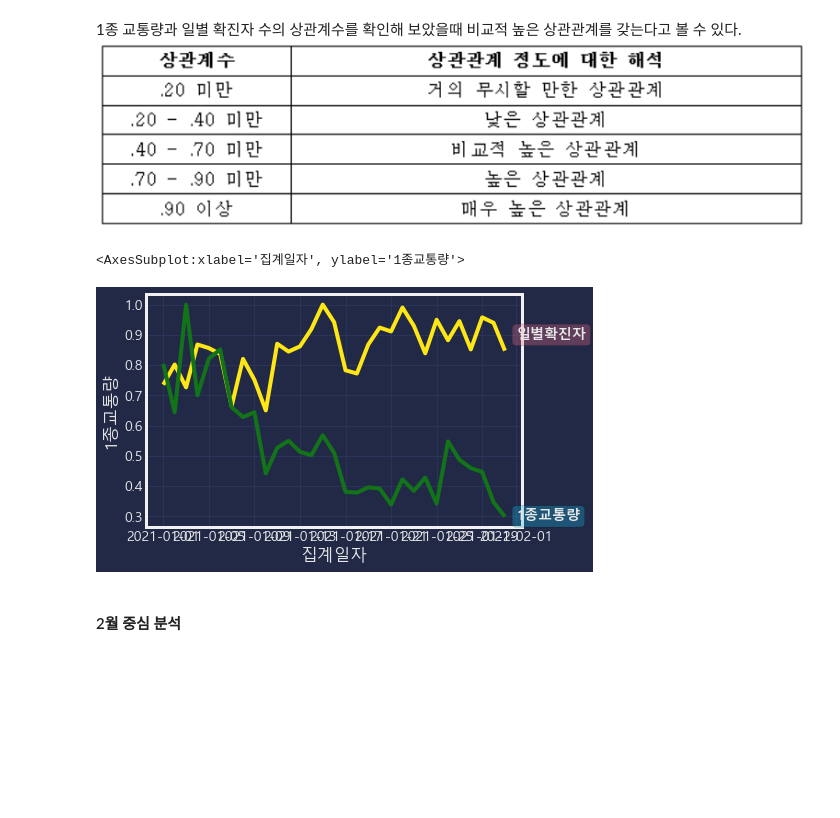
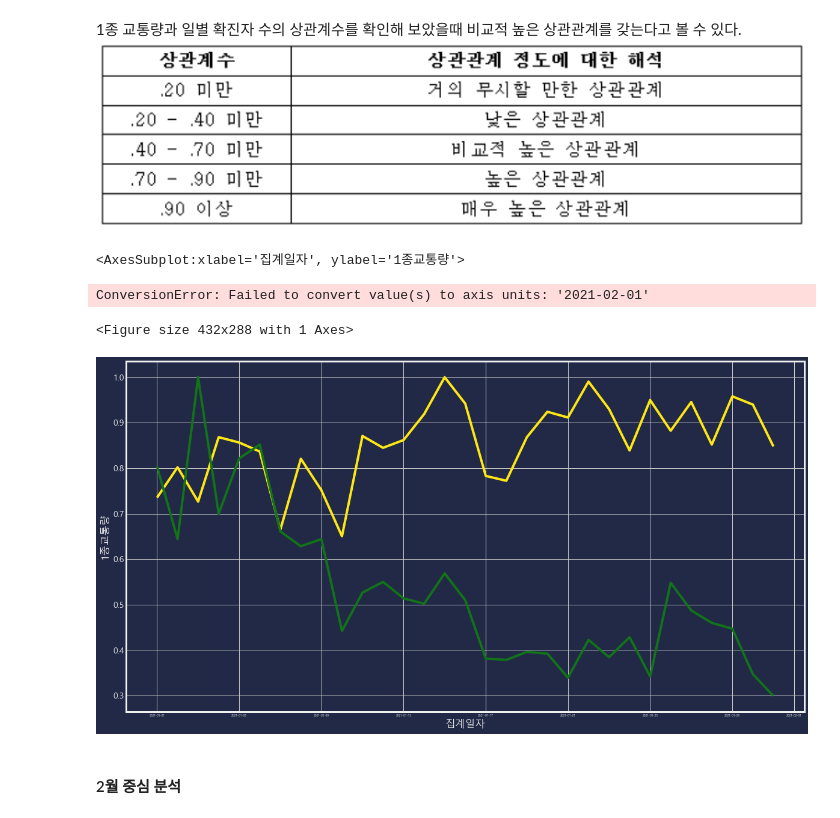
Before and after one commit to WooShangHyeon/damentor_3, a Jupyter notebook: FINAL_SAMHYUNTECH-시각화2.ipynb, the cells around one changed output. Saved outputs shown, nothing was run; the diff lists cells and outputs as text; code cells hidden in the pictures; blank space fills up the shorter version.

```diff
--- a/FINAL_SAMHYUNTECH-시각화2.ipynb
+++ b/FINAL_SAMHYUNTECH-시각화2.ipynb
@@ -678,20 +716,23 @@ plt.show()
 # %%
 #2021 1종 교통량(대부분의 자가용)
 #주황색이 교통량, 파란색이 코로나
 ax2=plt.gca()
 plt.rc('xtick', labelsize=5)  # x축 눈금 폰트 크기
 ax2.text('2021-02-01', 0.9, s='일별확진자', fontweight='bold',
          va='center', ha='left',
          bbox=dict(boxstyle='round,pad=0.3', fc='#F36E8E', ec='black', alpha=0.3))
 ax2.grid(color=ColorGrid)
 ax2.text('2021-02-01',0.3, s='1종교통량', fontweight='bold',
          va='center', ha='left',
          bbox=dict(boxstyle='round,pad=0.3', fc='#1ABDE9', ec='black', alpha=0.3))
+plt.subplots(figsize=(18,10))
 sns.lineplot(data=jan_covid_traffic, x='집계일자', y='1종교통량',color=ColorLine1)
 sns.lineplot(data=jan_covid_traffic, x='일자', y='일별확진자',color=ColorLine2)
 # %% [output]
 <AxesSubplot:xlabel='집계일자', ylabel='1종교통량'>
+ConversionError: Failed to convert value(s) to axis units: '2021-02-01'
+<Figure size 432x288 with 1 Axes>
-[figure, old version]
+[figure, new version]
 # %% [markdown]
 #### 2월 중심 분석
 # %%
```
Also changed, not shown: parts of 8 cells of this notebook.
